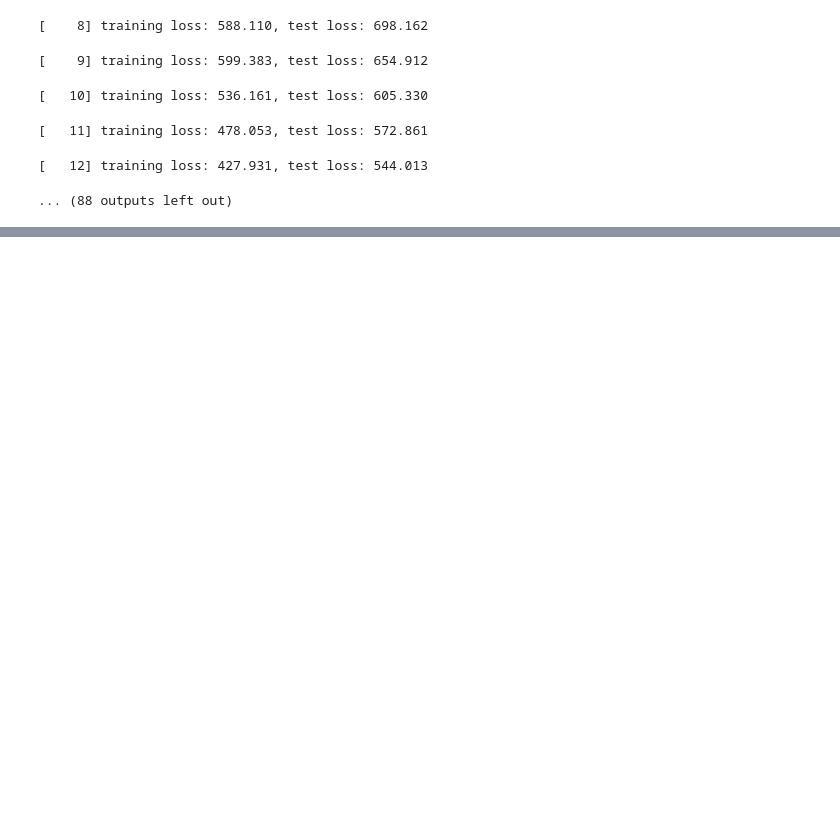
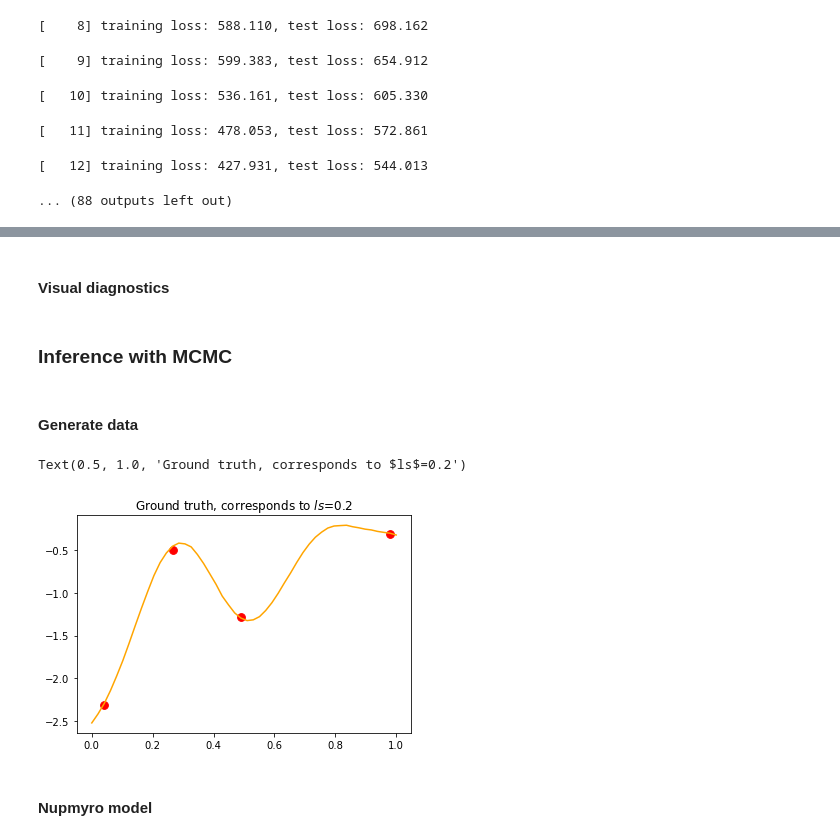
Before and after one commit to elizavetasemenova/PriorCVAE_JAX, a Jupyter notebook: Main Notebook.ipynb, the cells around one changed output, grey strips where cells are left out. Drawn from its saved outputs; the diff is of its cells as text; code cells hidden in the pictures; blank space fills up the shorter version.

```diff
--- a/Main Notebook.ipynb
+++ b/Main Notebook.ipynb
@@ -299,0 +336,30 @@ plt.legend()
+# %% [markdown]
+#### Visual diagnostics
+# %% [markdown]
+### Inference with MCMC
+# %% [markdown]
+#### Generate data
+# %%
+x = train_set[0][0]
+
+rng_key_draw =  random.PRNGKey(1)
+rng_key, rng_key_post, rng_key_preds, rng_key_draw = random.split(rng_key_draw, 4)
+
+gp_predictive = Predictive(GP, num_samples=1)
+draws = gp_predictive(rng_key_draw, x=x, jitter=1e-6, noise=True, length=args["true_ls"], var=1)
+
+gp_draw = draws['f'].T
+y_draw = draws['y'].T
+
+# choose indices of data points for inference
+obs_idx = jnp.array([2, 13, 24, 48])
+y_obs = y_draw[obs_idx,0]
+x_obs = x[np.array(obs_idx)]
+plt.plot(x, gp_draw, label="ground truth", color="orange")
+plt.scatter(x_obs, y_obs, color="red", label="observed data", s=60)
+plt.title('Ground truth, corresponds to $ls$=' + str(args["true_ls"]))
+# %% [output]
+Text(0.5, 1.0, 'Ground truth, corresponds to $ls$=0.2')
+[figure, added]
+# %% [markdown]
+#### Nupmyro model
```
Also changed, not shown: parts of 5 cells of this notebook, 2 other files.
